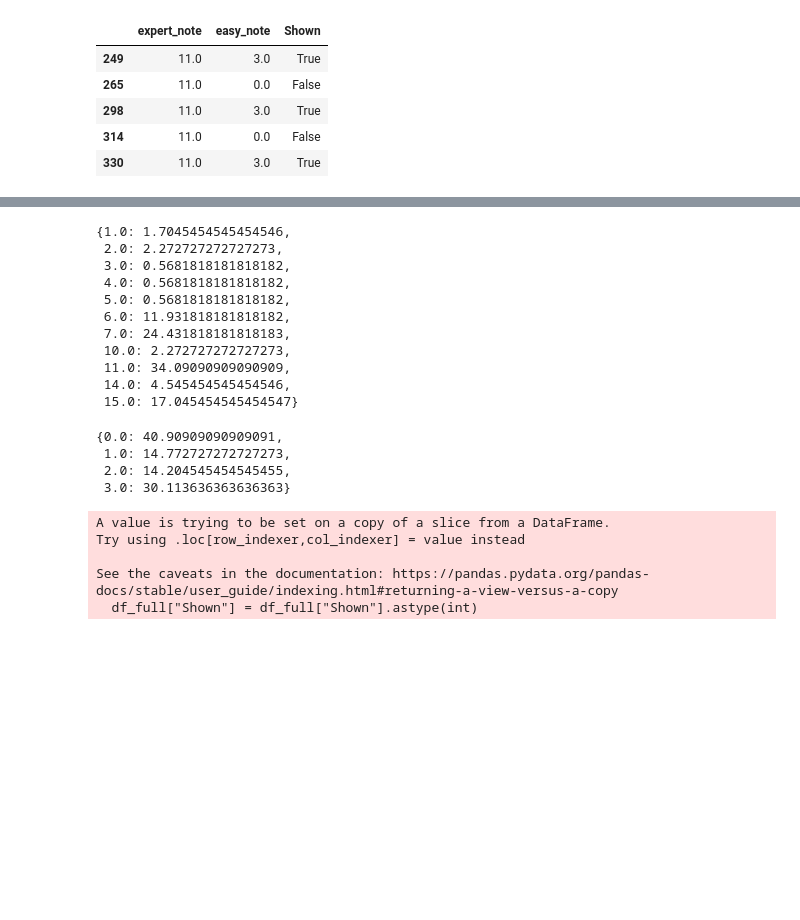
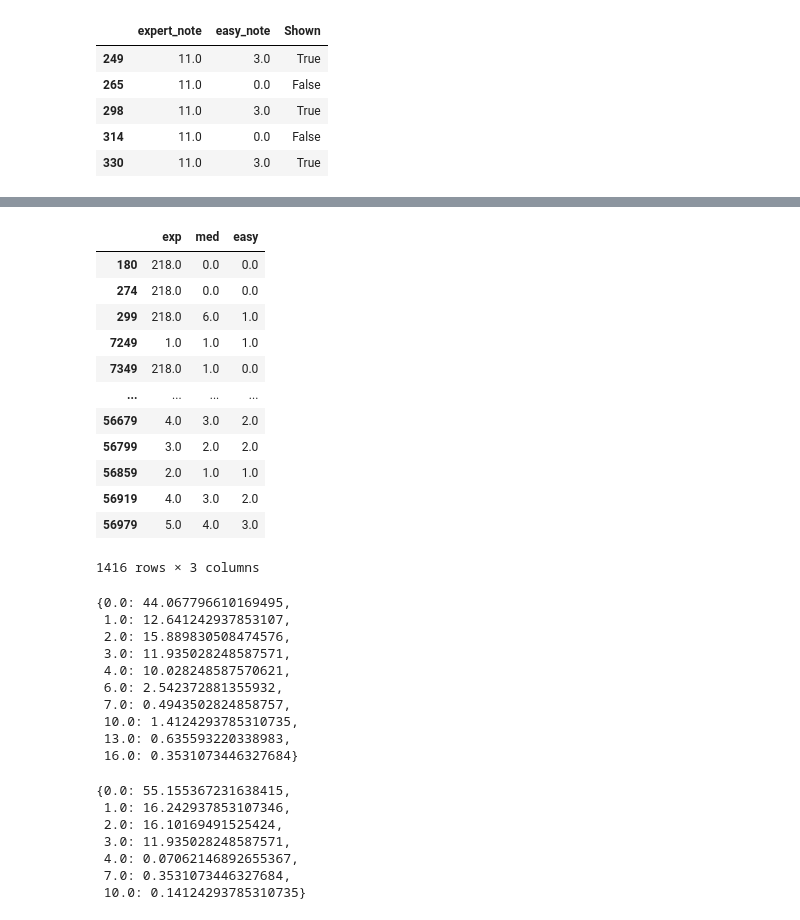
Before and after one commit to elliottwaissbluth/tensor-hero, a Jupyter notebook: Difficulty_anal/diff_explore.ipynb, the cells around one changed output, grey strips where cells are left out. Saved outputs shown, nothing was run; the diff lists cells and outputs as text; code cells hidden in the pictures; blank space fills up the shorter version.

```diff
--- a/Difficulty_anal/diff_explore.ipynb
+++ b/Difficulty_anal/diff_explore.ipynb
@@ -186,0 +221,17 @@ See the caveats in the documentation: https://pandas.pydata.org/pandas-docs/stab
+# %%
+df_train = df.loc[df['exp'] != 0.0]
+df_train
+# %% [output]
+|  | exp | med | easy |
+| 180 | 218.0 | 0.0 | 0.0 |
+| 274 | 218.0 | 0.0 | 0.0 |
+| 299 | 218.0 | 6.0 | 1.0 |
+| 7249 | 1.0 | 1.0 | 1.0 |
+| 7349 | 218.0 | 1.0 | 0.0 |
+| ... | ... | ... | ... |
+| 56679 | 4.0 | 3.0 | 2.0 |
+| 56799 | 3.0 | 2.0 | 2.0 |
+| 56859 | 2.0 | 1.0 | 1.0 |
+| 56919 | 4.0 | 3.0 | 2.0 |
+| 56979 | 5.0 | 4.0 | 3.0 |
+1416 rows × 3 columns
@@ -187,37 +242,29 @@ See the caveats in the documentation: https://pandas.pydata.org/pandas-docs/stab
 # %%
-# distribution of different keys in expert songs
-uniques, counts = np.unique(df_full['expert_note'], return_counts=True)
-percentages = dict(zip(uniques, counts * 100 / len(df_full)))
+# distribution of different keys in med songs
+uniques, counts = np.unique(df_train['med'], return_counts=True)
+percentages = dict(zip(uniques, counts * 100 / len(df_train)))
 percentages
 # %% [output]
-{1.0: 1.7045454545454546,
- 2.0: 2.272727272727273,
- 3.0: 0.5681818181818182,
- 4.0: 0.5681818181818182,
- 5.0: 0.5681818181818182,
- 6.0: 11.931818181818182,
- 7.0: 24.431818181818183,
- 10.0: 2.272727272727273,
- 11.0: 34.09090909090909,
- 14.0: 4.545454545454546,
- 15.0: 17.045454545454547}
+{0.0: 44.067796610169495,
+ 1.0: 12.641242937853107,
+ 2.0: 15.889830508474576,
+ 3.0: 11.935028248587571,
+ 4.0: 10.028248587570621,
+ 6.0: 2.542372881355932,
+ 7.0: 0.4943502824858757,
+ 10.0: 1.4124293785310735,
+ 13.0: 0.635593220338983,
+ 16.0: 0.3531073446327684}
 # %%
 # distribution of different keys in easy songs
-uniques, counts = np.unique(df_full['easy_note'], return_counts=True)
-percentages = dict(zip(uniques, counts * 100 / len(df_full)))
+uniques, counts = np.unique(df_train['easy'], return_counts=True)
+percentages = dict(zip(uniques, counts * 100 / len(df_train)))
 percentages
 # %% [output]
-{0.0: 40.90909090909091,
- 1.0: 14.772727272727273,
- 2.0: 14.204545454545455,
- 3.0: 30.113636363636363}
+{0.0: 55.155367231638415,
+ 1.0: 16.242937853107346,
+ 2.0: 16.10169491525424,
+ 3.0: 11.935028248587571,
+ 4.0: 0.07062146892655367,
+ 7.0: 0.3531073446327684,
+ 10.0: 0.14124293785310735}
-# %%
-df_full["Shown"] = df_full["Shown"].astype(int)
-df_full["Prev"] = df_full["Prev"].astype(int)
-df_full.head(10)
-# %% [output]
-A value is trying to be set on a copy of a slice from a DataFrame.
-Try using .loc[row_indexer,col_indexer] = value instead
-
-See the caveats in the documentation: https://pandas.pydata.org/pandas-docs/stable/user_guide/indexing.html#returning-a-view-versus-a-copy
-  df_full["Shown"] = df_full["Shown"].astype(int)
```
Also changed, not shown: parts of 18 cells of this notebook, 2 other files.
